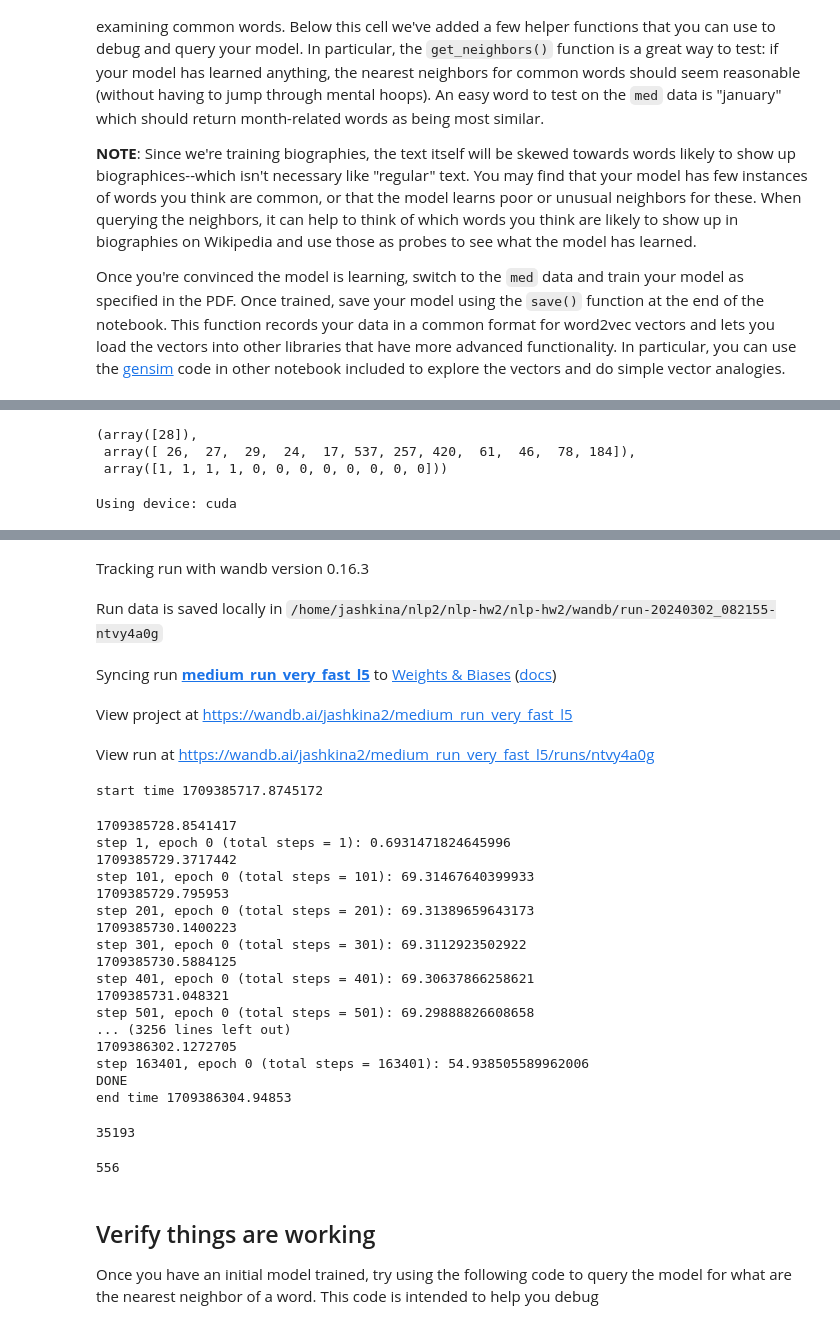
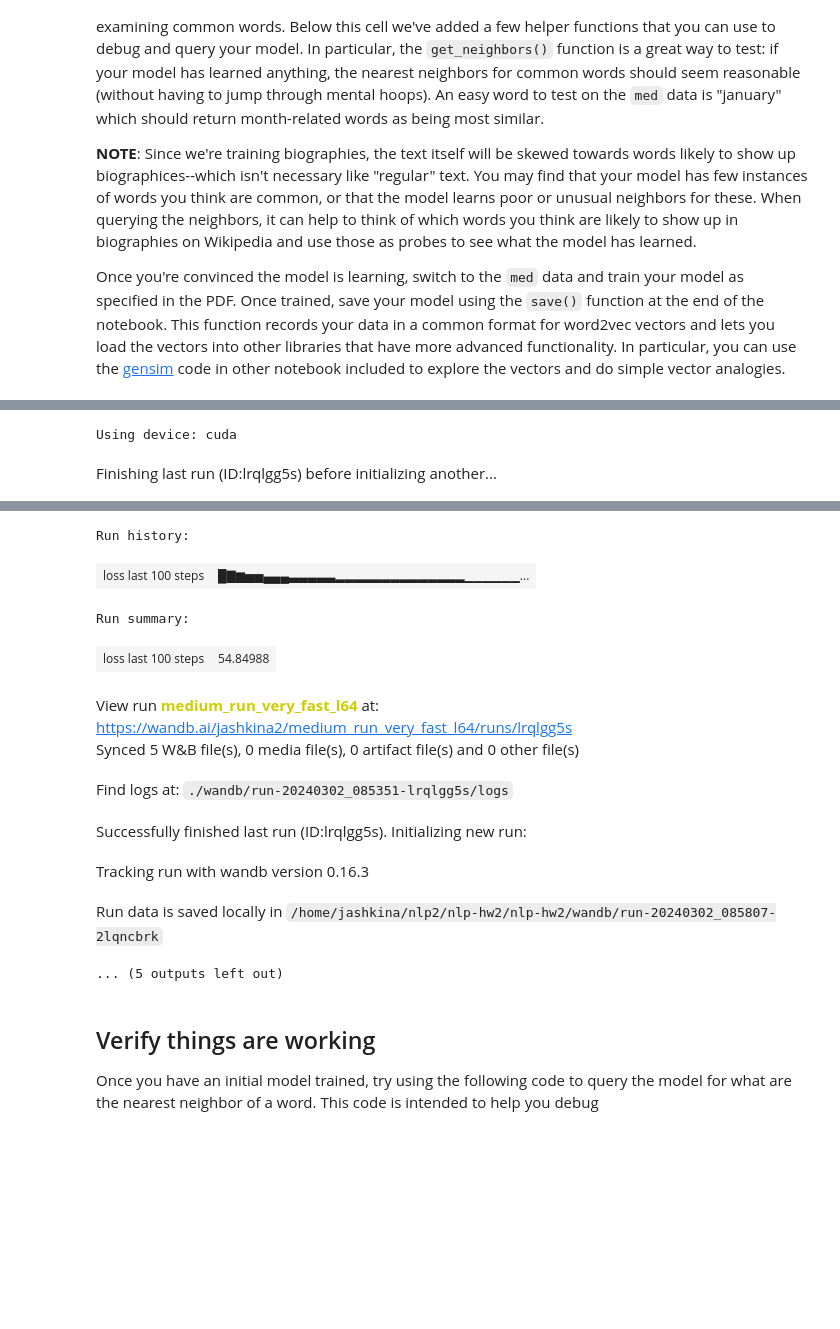
Before and after one commit to josh-ashkinaze/nlp-hw2, a Jupyter notebook: Word2Vec Pytorch Student.ipynb, the cells around one changed output, grey strips where cells are left out. Cells and saved outputs as stored; diff of their text form; code cells hidden in the pictures; blank space fills up the shorter version.

```diff
--- a/Word2Vec Pytorch Student.ipynb
+++ b/Word2Vec Pytorch Student.ipynb
@@ -655,9 +606,3 @@ STATUS: Finished training data generation at time 1709385513.5090294
-# %%
-training_data_s[30]
-# %% [output]
-(array([28]),
- array([ 26,  27,  29,  24,  17, 537, 257, 420,  61,  46,  78, 184]),
- array([1, 1, 1, 1, 0, 0, 0, 0, 0, 0, 0, 0]))
 # %%
 import torch
 import torch.nn as nn
@@ -702,7 +647,7 @@ loss_fn = torch.nn.BCELoss()
 ##########################
 # TRAINING
 ##########################
-wandb.init(project='medium_run_very_fast_l5', name='medium_run_very_fast_l5')
+wandb.init(project='medium_run_very_fast_064', name='medium_run_very_fast_064')
 start_time = time.time()
 print("start time", start_time)
 loss_data = []
@@ -734,8 +679,8 @@ for epoch in range(epochs):
 
         if (step) % 100 == 0:
             wandb.log({"loss last 100 steps": loss_sum})
-            print(time.time())
-            print(f"step {epoch_step}, epoch {epoch} (total steps = {total_step}): {loss_sum}")
+            #print(time.time())
+            #print(f"step {epoch_step}, epoch {epoch} (total steps = {total_step}): {loss_sum}")
             loss_data.append({'epoch':epoch, 'loss':loss.item(), 'epoch_step':epoch_step, 'total_step':total_step})
             loss_sum = 0
         if early_stop:
@@ -755,3 +700,4 @@ loss_df = pd.DataFrame(loss_data)
 #sns.lineplot(data=loss_df, x='total_step', y='loss')
 # %% [output]
 Using device: cuda
+Finishing last run (ID:lrqlgg5s) before initializing another...
@@ -760,34 +705,14 @@ wandb: Currently logged in as: jashkina (jashkina2). Use `wandb login --relogin`
-Tracking run with wandb version 0.16.3
+Run history:
+| loss last 100 steps | █▇▆▅▅▄▄▄▃▃▃▃▃▂▂▂▂▂▂▂▂▂▂▂▂▂▂▁▁▁▁▁▁... |
+Run summary:
+| loss last 100 steps | 54.84988 |
-Run data is saved locally in /home/jashkina/nlp2/nlp-hw2/nlp-hw2/wandb/run-20240302_082155-ntvy4a0g
+View run medium_run_very_fast_l64 at: https://wandb.ai/jashkina2/medium_run_very_fast_l64/runs/lrqlgg5s
+Synced 5 W&B file(s), 0 media file(s), 0 artifact file(s) and 0 other file(s)
-Syncing run medium_run_very_fast_l5 to Weights & Biases (docs)
+Find logs at: ./wandb/run-20240302_085351-lrqlgg5s/logs
-View project at https://wandb.ai/jashkina2/medium_run_very_fast_l5
+Successfully finished last run (ID:lrqlgg5s). Initializing new run:
-View run at https://wandb.ai/jashkina2/medium_run_very_fast_l5/runs/ntvy4a0g
+Tracking run with wandb version 0.16.3
-start time 1709385717.8745172
-1709385728.8541417
-step 1, epoch 0 (total steps = 1): 0.6931471824645996
-1709385729.3717442
-step 101, epoch 0 (total steps = 101): 69.31467640399933
-1709385729.795953
-step 201, epoch 0 (total steps = 201): 69.31389659643173
-1709385730.1400223
-step 301, epoch 0 (total steps = 301): 69.3112923502922
-1709385730.5884125
-step 401, epoch 0 (total steps = 401): 69.30637866258621
-1709385731.048321
-step 501, epoch 0 (total steps = 501): 69.29888826608658
-... (3256 lines left out)
-1709386302.1272705
-step 163401, epoch 0 (total steps = 163401): 54.938505589962006
-DONE
-end time 1709386304.94853
+Run data is saved locally in /home/jashkina/nlp2/nlp-hw2/nlp-hw2/wandb/run-20240302_085807-2lqncbrk
+... (5 outputs left out)
-# %%
-model.vocab_size
-# %% [output]
-35193
-# %%
-max(list(corpus_s.word_to_index.values()))
-# %% [output]
-556
 # %% [markdown]
 ## Verify things are working
 
```
Also changed, not shown: parts of 12 cells of this notebook.
